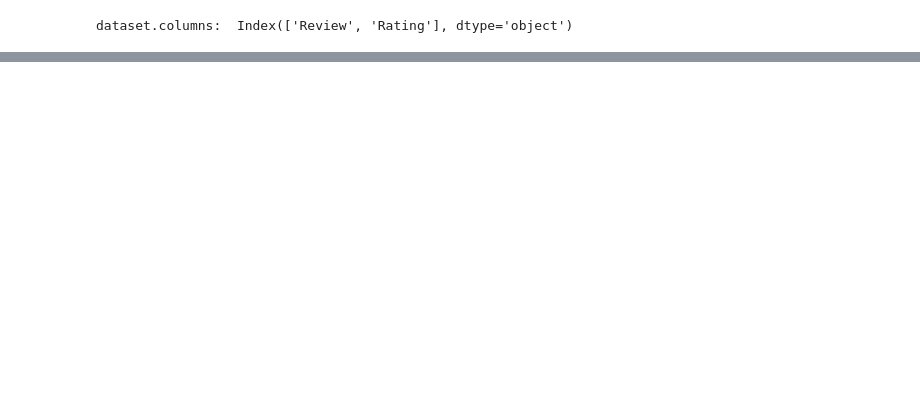
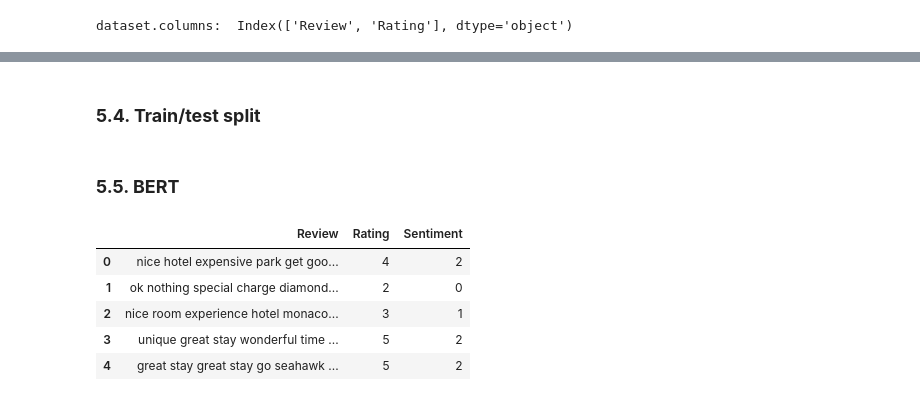
Before and after one commit to dariabutyrskaya/TripAdvisorSentimentPrediction, a Jupyter notebook: TripAdvisor_ML.ipynb, the cells around one changed output, grey strips where cells are left out. Saved outputs shown, nothing was run; the diff lists cells and outputs as text; code cells hidden in the pictures; blank space fills up the shorter version.

```diff
--- a/TripAdvisor_ML.ipynb
+++ b/TripAdvisor_ML.ipynb
@@ -160,0 +197,5 @@ fig.show()
+# %%
+# split X and y
+dataset.Review = dataset.Review.str.replace('\d+', '')
+X = dataset['Review'].copy()
+y = dataset['Rating'].copy()
@@ -160,0 +274,2 @@ fig.show()
+# %% [markdown]
+### **5.4. Train/test split**
@@ -160,0 +282,2 @@ fig.show()
+# %% [markdown]
+### **5.5. BERT**
@@ -160,0 +297,24 @@ fig.show()
+# %%
+#sentiment
+
+pos = [4, 5]
+neg = [1, 2]
+neu = [3]
+
+def sentiment(rating):
+  if rating in pos:
+    return 2
+  elif rating in neg:
+    return 0
+  else:
+    return 1
+
+dataset['Sentiment'] = dataset['Rating'].apply(sentiment)
+dataset.head()
+# %% [output]
+|  | Review | Rating | Sentiment |
+| 0 | nice hotel expensive park get goo... | 4 | 2 |
+| 1 | ok nothing special charge diamond... | 2 | 0 |
+| 2 | nice room experience hotel monaco... | 3 | 1 |
+| 3 | unique great stay wonderful time ... | 5 | 2 |
+| 4 | great stay great stay go seahawk ... | 5 | 2 |
```
Also changed, not shown: parts of 83 cells of this notebook.
